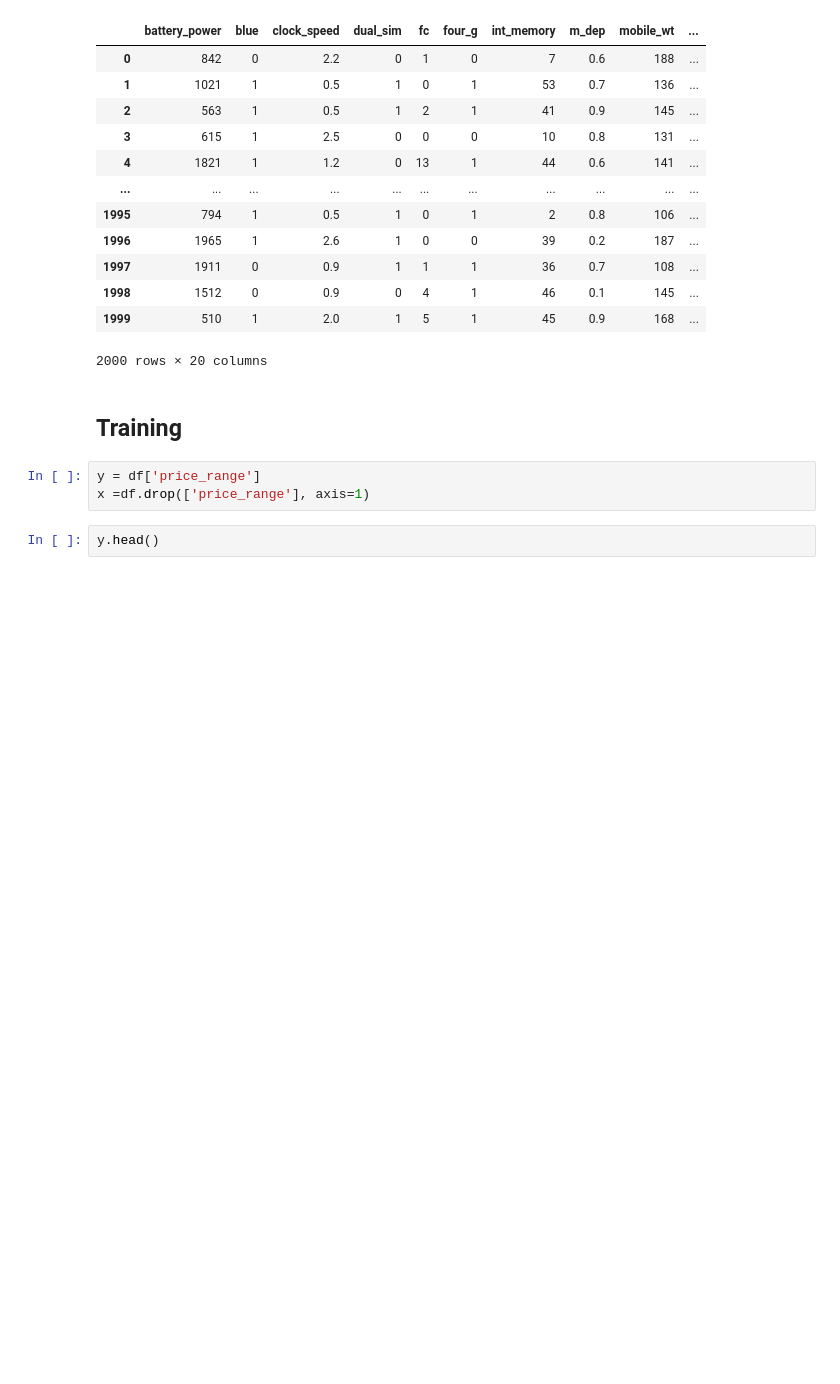
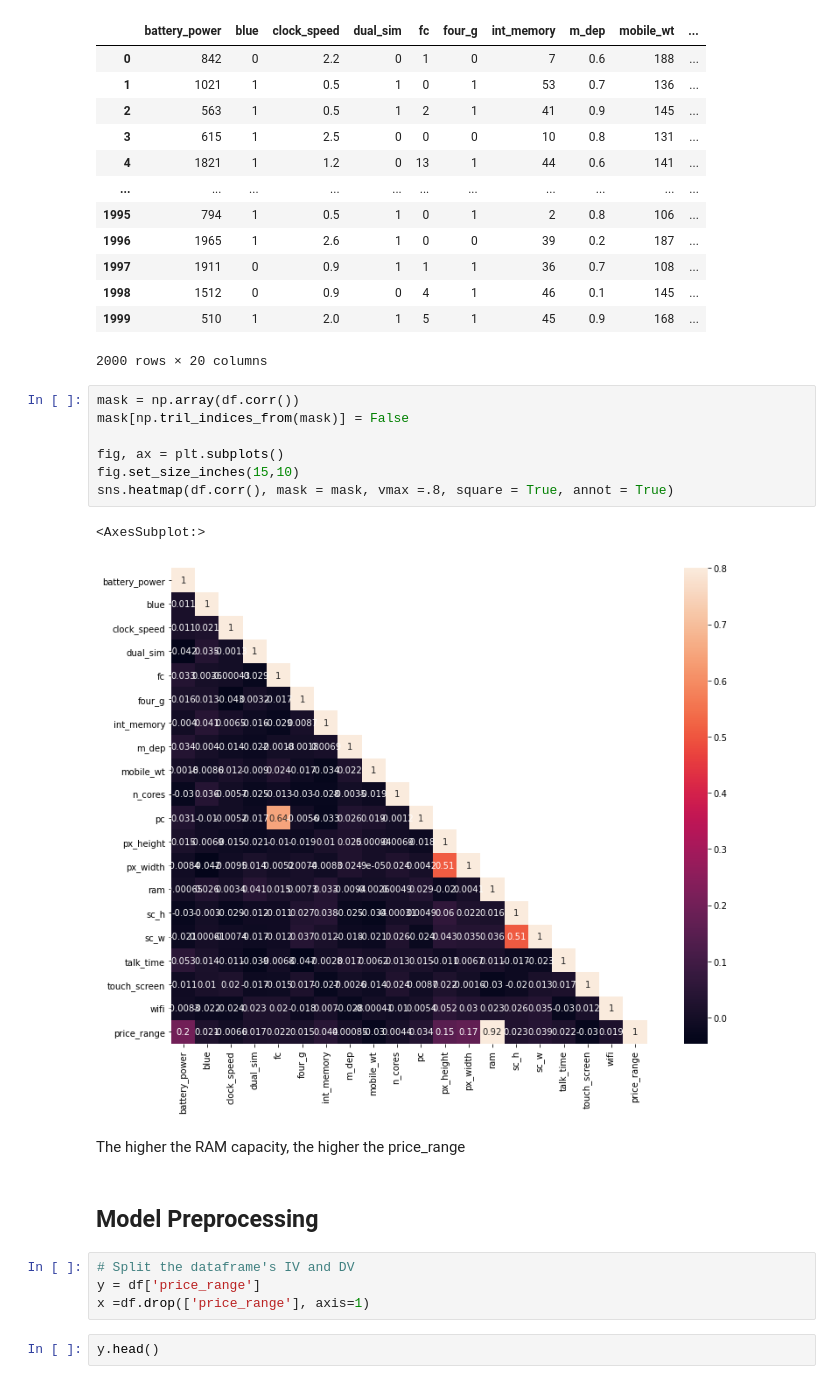
Before and after one commit to lukeeees/ADMN5016_2022, a Jupyter notebook: ADMN5016 Assignment/Project/Mobile Pricing.ipynb, the cells around one changed output. Drawn from its saved outputs; the diff is of its cells as text; blank space fills up the shorter version.

```diff
--- a/ADMN5016 Assignment/Project/Mobile Pricing.ipynb
+++ b/ADMN5016 Assignment/Project/Mobile Pricing.ipynb
@@ -188,9 +287,22 @@ df
 | 1998 | 1512 | 0 | 0.9 | 0 | 4 | 1 | 46 | 0.1 | 145 | ... |
 | 1999 | 510 | 1 | 2.0 | 1 | 5 | 1 | 45 | 0.9 | 168 | ... |
 2000 rows × 20 columns
+# %%
+mask = np.array(df.corr())
+mask[np.tril_indices_from(mask)] = False
+
+fig, ax = plt.subplots()
+fig.set_size_inches(15,10)
+sns.heatmap(df.corr(), mask = mask, vmax =.8, square = True, annot = True)
+# %% [output]
+<AxesSubplot:>
+[figure, added]
+# %% [markdown]
+The higher the RAM capacity, the higher the price_range
 # %% [markdown]
-## Training
+## Model Preprocessing
 # %%
+# Split the dataframe's IV and DV
 y = df['price_range']
 x =df.drop(['price_range'], axis=1)
 # %%
```
Also changed, not shown: parts of 26 cells of this notebook, 6 other files.
